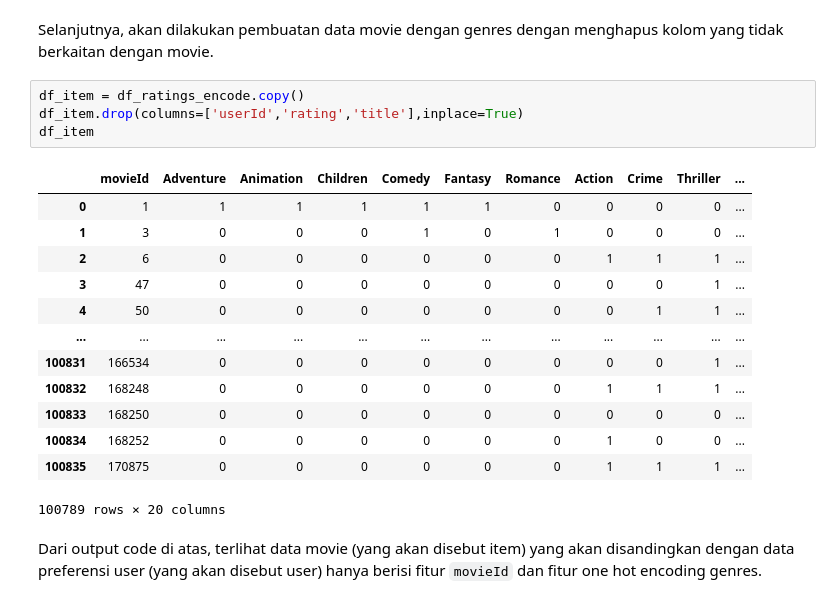
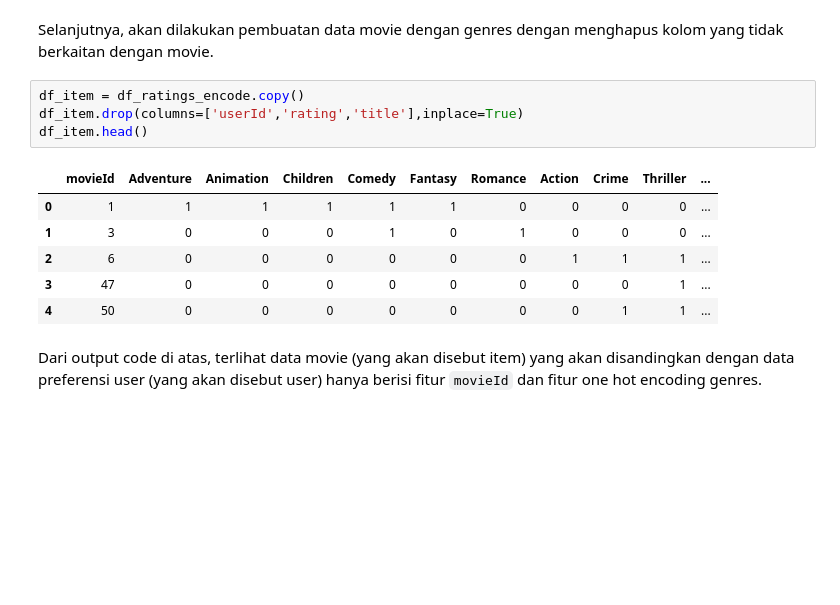
Before and after one commit to mausneg/Movie-Lens-Recommendation-System, a Jupyter notebook: submission.ipynb, the cells around one changed output. Drawn from its saved outputs; the diff is of its cells as text; blank space fills up the shorter version.

```diff
--- a/submission.ipynb
+++ b/submission.ipynb
@@ -459,21 +445,14 @@ Selanjutnya, akan dilakukan pembuatan data movie dengan genres dengan menghapus
 # %%
 df_item = df_ratings_encode.copy()
 df_item.drop(columns=['userId','rating','title'],inplace=True)
-df_item
+df_item.head()
 # %% [output]
 |  | movieId | Adventure | Animation | Children | Comedy | Fantasy | Romance | Action | Crime | Thriller | ... |
 | 0 | 1 | 1 | 1 | 1 | 1 | 1 | 0 | 0 | 0 | 0 | ... |
 | 1 | 3 | 0 | 0 | 0 | 1 | 0 | 1 | 0 | 0 | 0 | ... |
 | 2 | 6 | 0 | 0 | 0 | 0 | 0 | 0 | 1 | 1 | 1 | ... |
 | 3 | 47 | 0 | 0 | 0 | 0 | 0 | 0 | 0 | 0 | 1 | ... |
 | 4 | 50 | 0 | 0 | 0 | 0 | 0 | 0 | 0 | 1 | 1 | ... |
-| ... | ... | ... | ... | ... | ... | ... | ... | ... | ... | ... | ... |
-| 100831 | 166534 | 0 | 0 | 0 | 0 | 0 | 0 | 0 | 0 | 1 | ... |
-| 100832 | 168248 | 0 | 0 | 0 | 0 | 0 | 0 | 1 | 1 | 1 | ... |
-| 100833 | 168250 | 0 | 0 | 0 | 0 | 0 | 0 | 0 | 0 | 0 | ... |
-| 100834 | 168252 | 0 | 0 | 0 | 0 | 0 | 0 | 1 | 0 | 0 | ... |
-| 100835 | 170875 | 0 | 0 | 0 | 0 | 0 | 0 | 1 | 1 | 1 | ... |
-100789 rows × 20 columns
 # %% [markdown]
 Dari output code di atas, terlihat data movie (yang akan disebut item) yang akan disandingkan dengan data preferensi user (yang akan disebut user) hanya berisi fitur `movieId` dan fitur one hot encoding genres.
 # %% [markdown]
```
Also changed, not shown: parts of 4 cells of this notebook, 1 other file.
